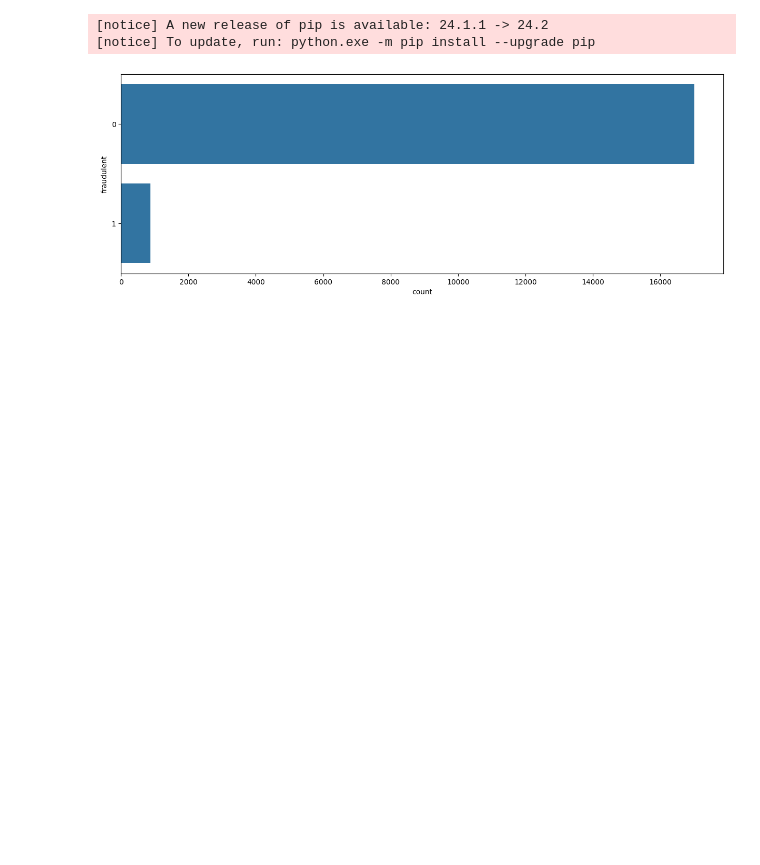
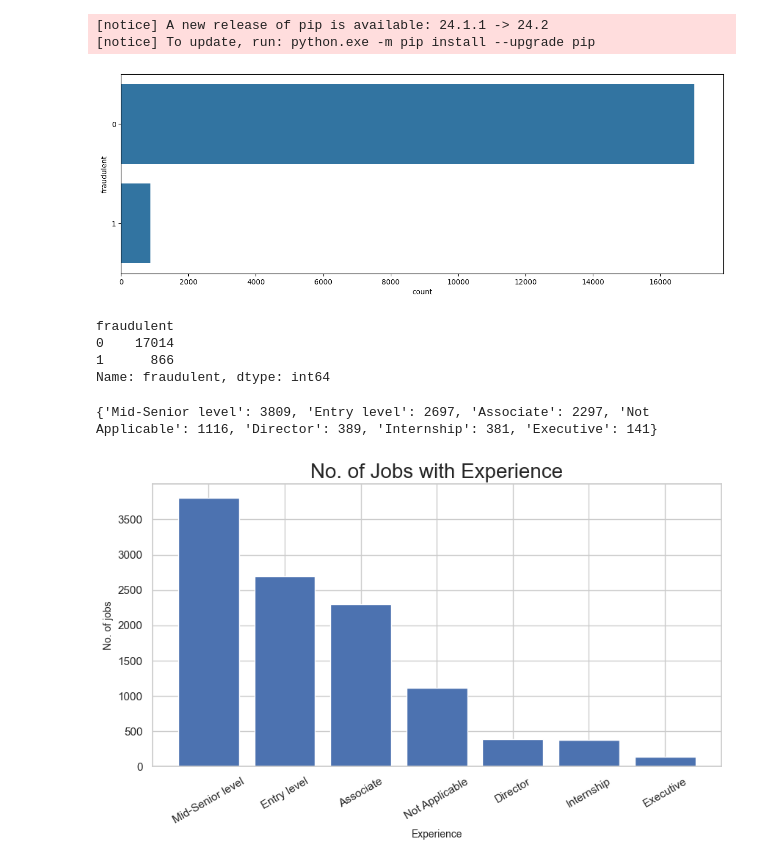
Before and after one commit to Hashara13/Spam-Job-Listing-Detection, a Jupyter notebook: SpamListingDetection.ipynb, the cells around one changed output. Drawn from its saved outputs; the diff is of its cells as text; code cells hidden in the pictures; blank space fills up the shorter version.

```diff
--- a/SpamListingDetection.ipynb
+++ b/SpamListingDetection.ipynb
@@ -217,3 +217,30 @@ sns.countplot(y='fraudulent', data=df)
 plt.show()
 # %% [output]
 [figure]
+# %%
+df.groupby('fraudulent')['fraudulent'].count()
+# %% [output]
+fraudulent
+0    17014
+1      866
+Name: fraudulent, dtype: int64
+# %%
+exp = dict(df['required_experience'].value_counts())
+if '' in exp:
+    del exp['']
+print(exp)
+# %% [output]
+{'Mid-Senior level': 3809, 'Entry level': 2697, 'Associate': 2297, 'Not Applicable': 1116, 'Director': 389, 'Internship': 381, 'Executive': 141}
+# %%
+import matplotlib.pyplot as plt
+import seaborn as sns
+plt.figure(figsize=(10,5))
+sns.set_theme(style="whitegrid")
+plt.bar(exp.keys(), exp.values())
+plt.title('No. of Jobs with Experience', size=20)
+plt.xlabel('Experience', size=10)
+plt.ylabel('No. of jobs', size=10)  # Corrected line
+plt.xticks(rotation=30)
+plt.show()
+# %% [output]
+[figure, added]
```
Also changed, not shown: parts of 8 cells of this notebook.
